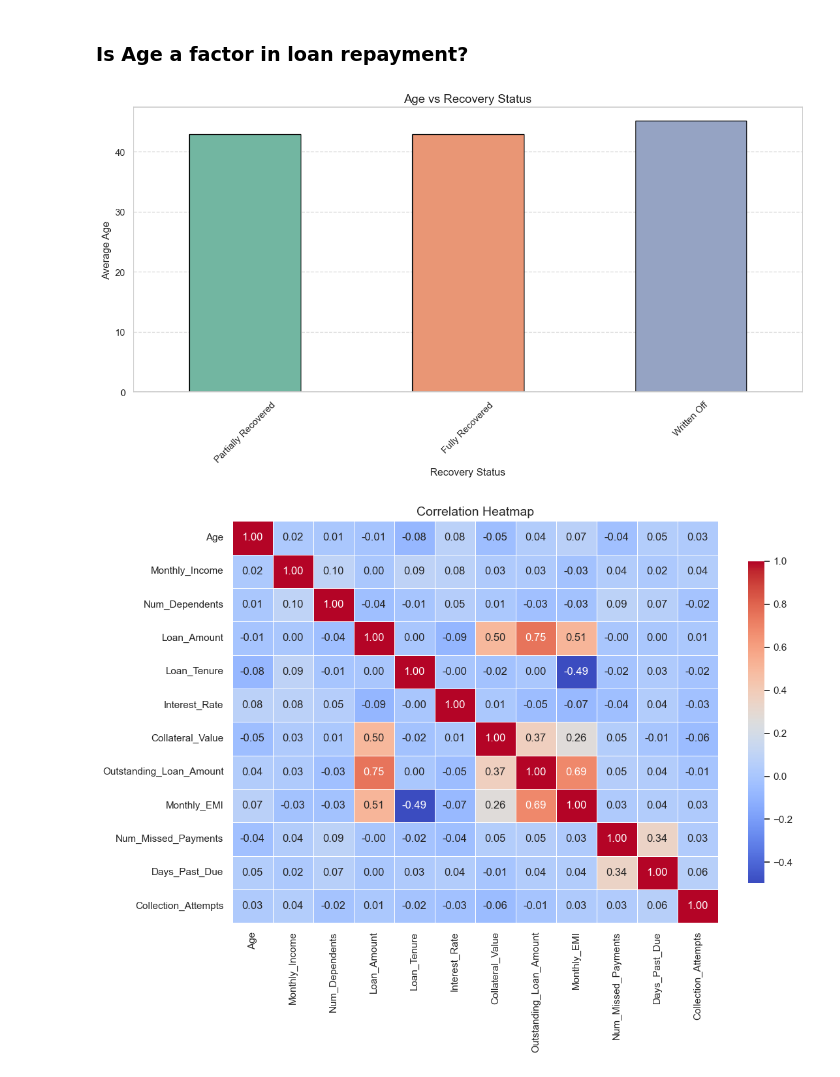
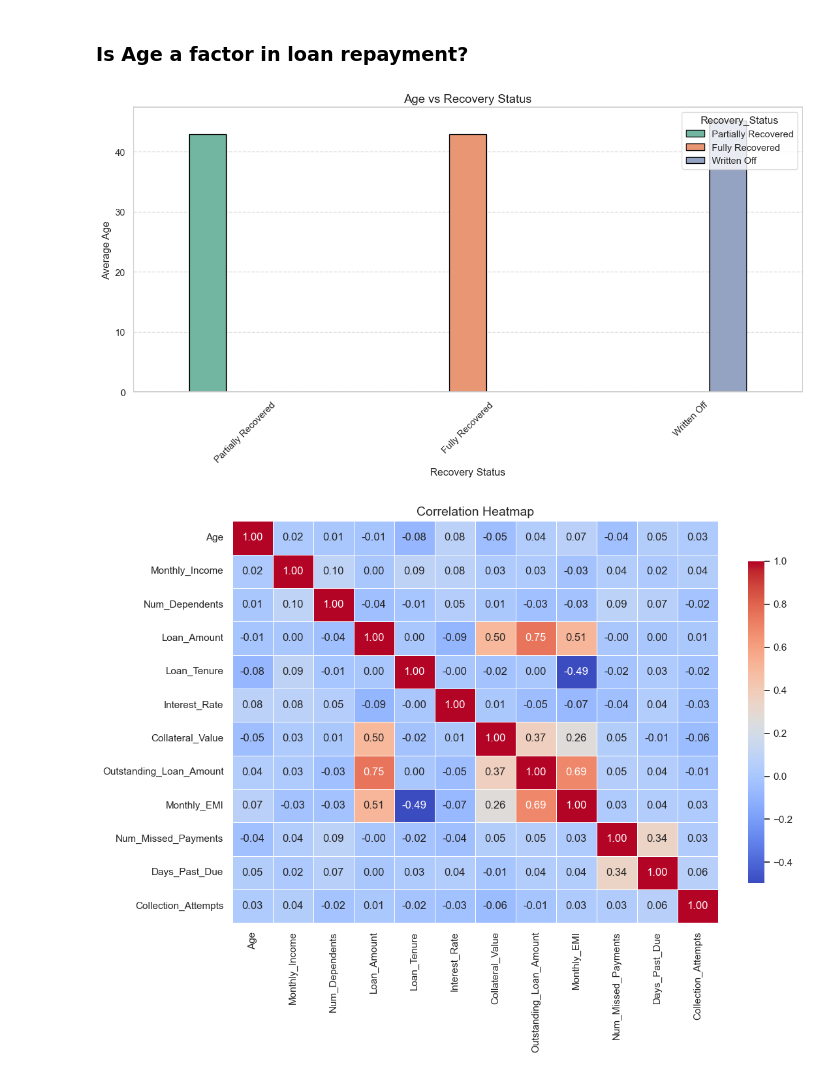
Before and after one commit to Cynthiachelangat/LoanRecovery, a Jupyter notebook: backend/loan2.ipynb, the cells around one changed output. Saved outputs shown, nothing was run; the diff lists cells and outputs as text; code cells hidden in the pictures.

```diff
--- a/backend/loan2.ipynb
+++ b/backend/loan2.ipynb
@@ -385,20 +383,20 @@ plt.show()
 # %%
 plt.figure(figsize=(14, 6))
 
 ax = sns.barplot(
     x='Recovery_Status', y='Age', data=data,
-    hue='Recovery_Status', palette="Set2", legend=False,
+    hue='Recovery_Status', palette="Set2",
     edgecolor="black", errorbar=None, width=0.5
 )
 
 plt.title("Age vs Recovery Status", fontsize=14)
 plt.xticks(rotation=45)
 plt.ylabel("Average Age")
 plt.xlabel("Recovery Status")
 plt.grid(axis='y', linestyle='--', alpha=0.7)
 plt.show()
 # %% [output]
-[figure, old version]
+[figure, new version]
 # %%
 # Select only numerical columns
 numerical_data = data.select_dtypes(include=['number'])
```
Also changed, not shown: parts of 6 cells of this notebook, 2 other files.
